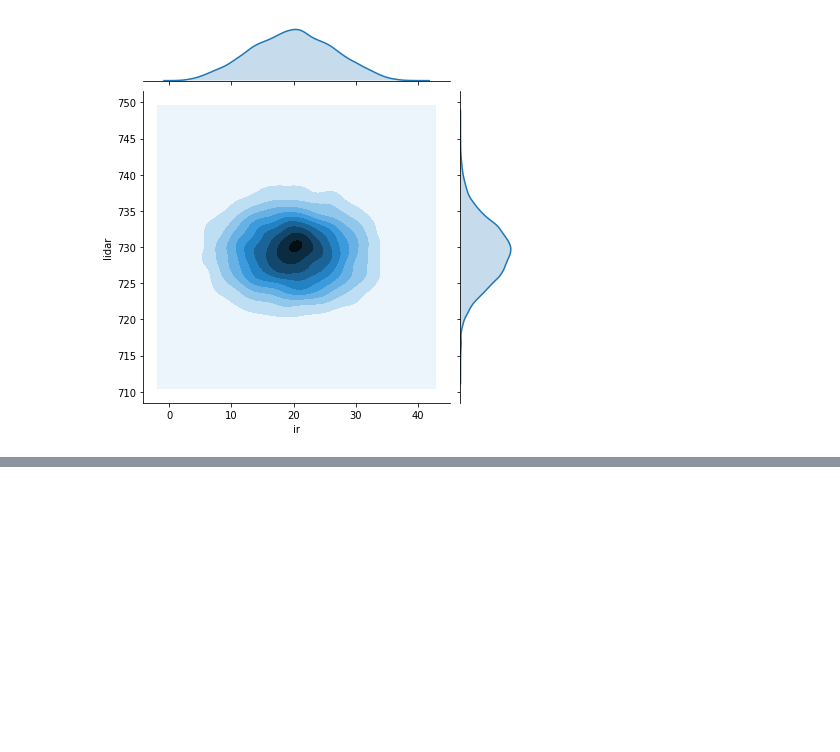
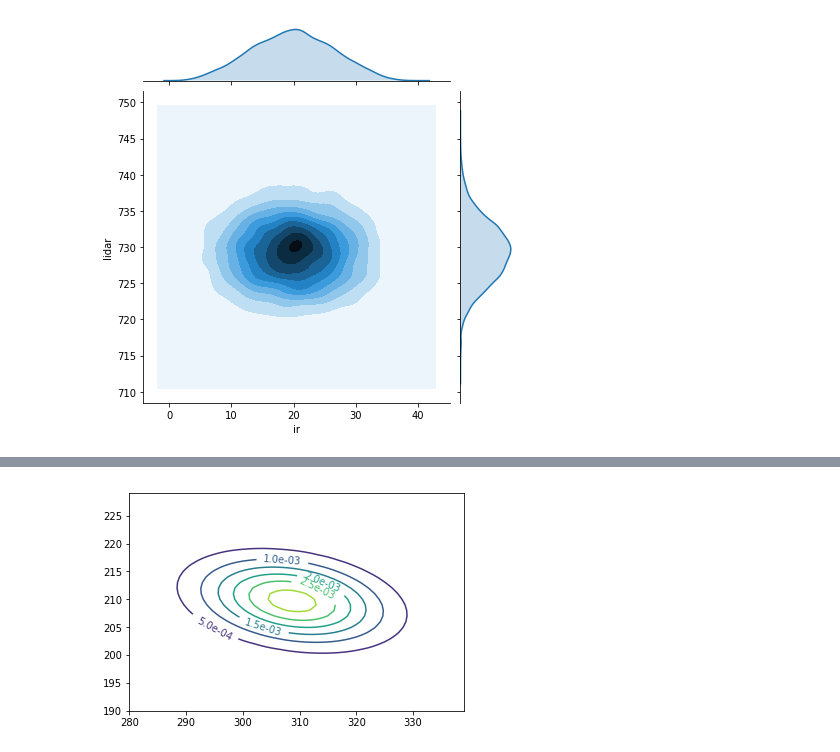
Before and after one commit to fugashy/probabilistic_robotics_simulator, a Jupyter notebook: basic_of_stochastic/multi_dimensional_gaussian_distribution.ipynb, the cells around one changed output, grey strips where cells are left out. Cells and saved outputs as stored; diff of their text form; code cells hidden in the pictures; blank space fills up the shorter version.

```diff
--- a/basic_of_stochastic/multi_dimensional_gaussian_distribution.ipynb
+++ b/basic_of_stochastic/multi_dimensional_gaussian_distribution.ipynb
@@ -50,0 +163,18 @@ $n = 1$として$\Sigma$を$\sigma^{2}$とすると1次元のものと一致す
+# %%
+def create_grid(x_min, x_max, y_min, y_max):
+    x, y = np.mgrid[x_min:x_max, y_min:y_max]
+    pos = np.empty(x.shape + (2,))
+    pos[:, :, 0] = x
+    pos[:, :, 1] = y
+    return x, y, pos
+# %%
+ir_lidar = multivariate_normal(
+    mean=ir_and_lidar_200.mean().values.T,
+    cov=ir_and_lidar_200.cov().values)
+x, y, pos = create_grid(280, 340, 190, 230)
+cont = plt.contour(x, y, ir_lidar.pdf(pos))
+cont.clabel(fmt='%1.1e')
+
+plt.show()
+# %% [output]
+[figure, added]
```
Also changed, not shown: parts of 13 cells of this notebook.
